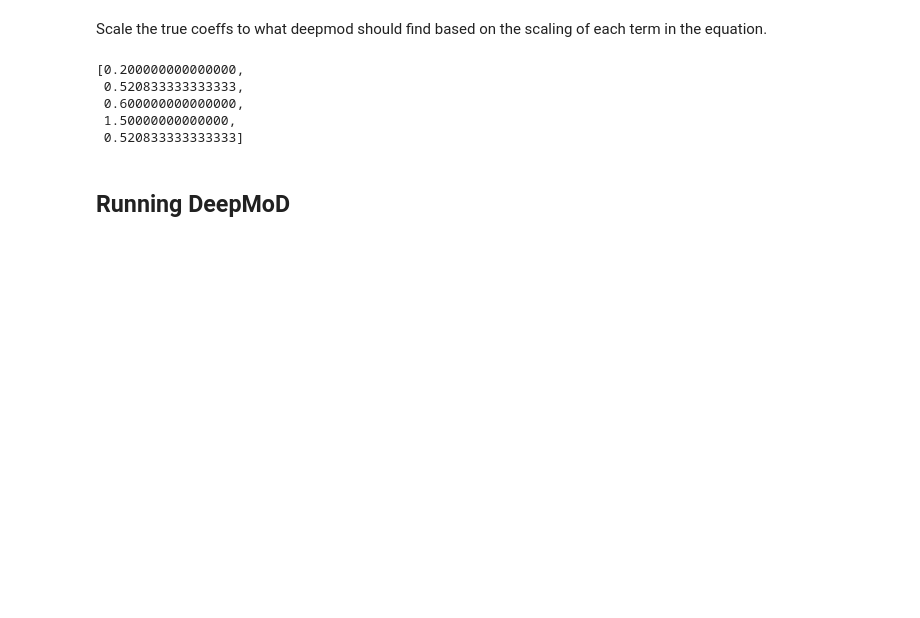
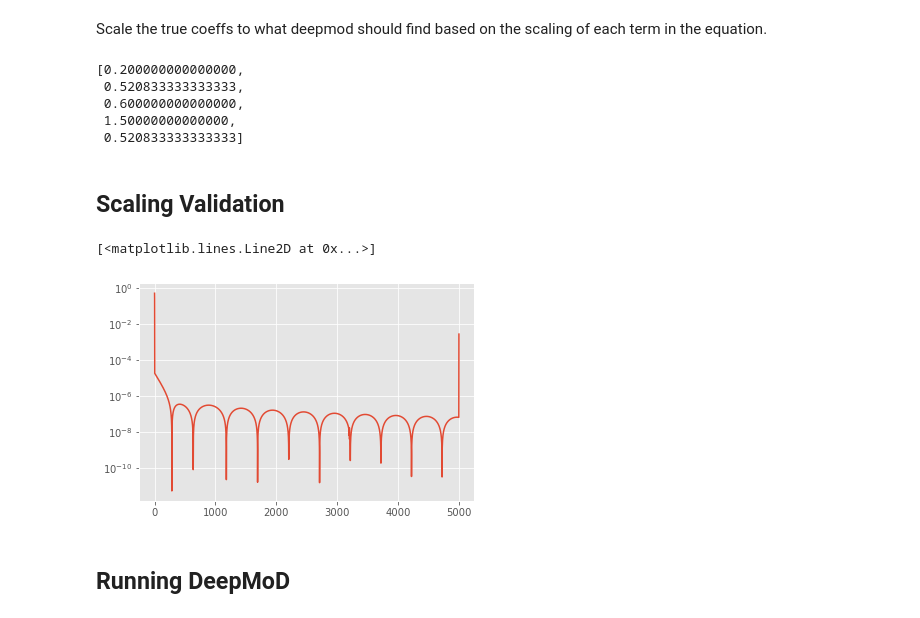
Before and after one commit to AlexB-B/DeePyMoD_torch_AlexVersion, a Jupyter notebook: notebooks/VE-DGValidation-DMTesting.ipynb, the cells around one changed output. Drawn from its saved outputs; the diff is of its cells as text; code cells hidden in the pictures; blank space fills up the shorter version.

```diff
--- a/notebooks/VE-DGValidation-DMTesting.ipynb
+++ b/notebooks/VE-DGValidation-DMTesting.ipynb
@@ -28,11 +30,11 @@ torch.manual_seed(0)
 Specify the model parameters
 # %%
 input_type = 'Strain' # Stated up here as it also decides if model is GMM or GKM (strain -> GMM).
-if input_type == 'Strain':
+if input_type == 'Strain': # model required for calculation of response given manipulation type.
     model = 'GMM'
 elif input_type == 'Stress':
     model = 'GKM'
 
 E = 3*[1] # 3*[5e-4]
-eta = [2.5, 0.5] # [2.2e-4, 1e-3] # [2.2e-4, 0.5*5e-4/omega]
+eta = [0.5, 2.5] # [2.2e-4, 1e-3] # [2.2e-4, 0.5*5e-4/omega]
 # %%
@@ -202,0 +214,3 @@ network_config = {'input_dim': 1, 'hidden_dim': 30, 'layers': 4, 'output_dim': 1
+# %%
+scaled_input_expr = lambda t: strain_sf*input_expr(t/time_sf)
+reduced_strain_array = scaled_input_expr(reduced_time_array)
@@ -227,6 +243,15 @@ expected_coeffs
  0.600000000000000,
  1.50000000000000,
  0.520833333333333]
+# %% [markdown]
+## Scaling Validation
+# %%
+errors = VE_datagen.equation_residuals(scaled_time_array, scaled_input_expr(scaled_time_array), scaled_target_array, expected_coeffs)
+# %%
+plt.semilogy(abs(errors.flatten()))
+# %% [output]
+[<matplotlib.lines.Line2D at 0x...>]
+[figure, added]
 # %% [markdown]
 ## Running DeepMoD
 # %%
```
Also changed, not shown: parts of 43 cells of this notebook, 13 other files.
